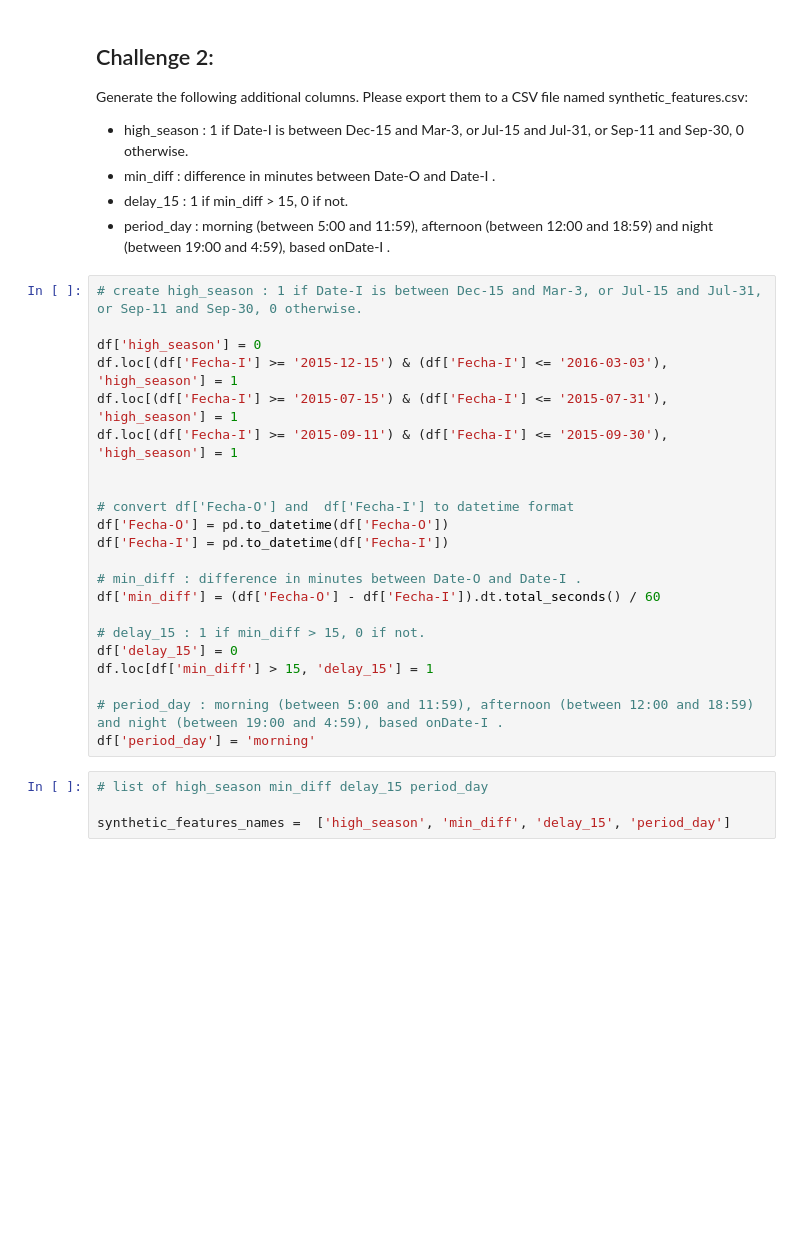
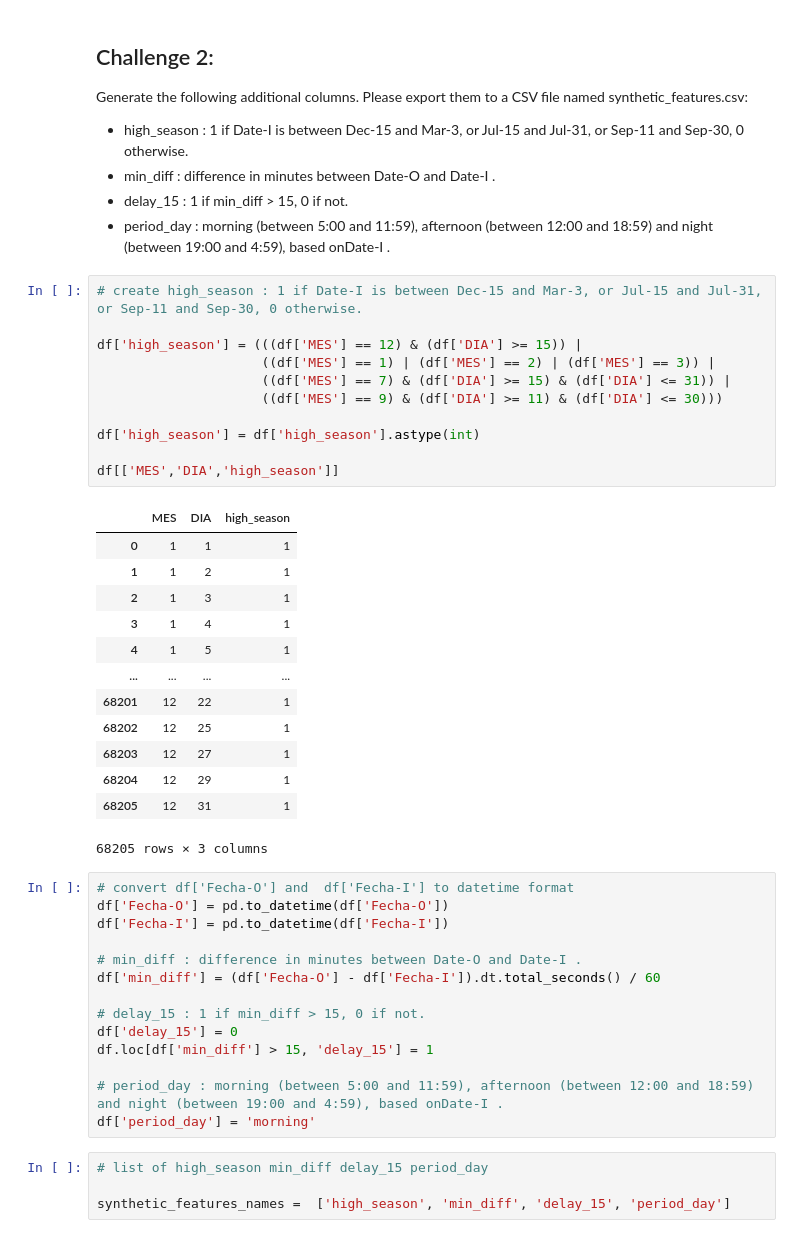
Before and after one commit to Luis-ramirez-r/Challenge-Data-Scientist---Luis-Ramirez, a Jupyter notebook: solution.ipynb, the cells around one changed output. Saved outputs shown, nothing was run; the diff lists cells and outputs as text; blank space fills up the shorter version.

```diff
--- a/solution.ipynb
+++ b/solution.ipynb
@@ -237,15 +237,32 @@ Generate the following additional columns. Please export them to a CSV file name
 * delay_15 : 1 if min_diff > 15, 0 if not.
 * period_day : morning (between 5:00 and 11:59), afternoon (between 12:00 and 18:59) and night (between 19:00 and 4:59), based
 onDate-I .
+# %%
+# create high_season : 1 if Date-I is between Dec-15 and Mar-3, or Jul-15 and Jul-31, or Sep-11 and Sep-30, 0 otherwise.
+
+df['high_season'] = (((df['MES'] == 12) & (df['DIA'] >= 15)) |
+                     ((df['MES'] == 1) | (df['MES'] == 2) | (df['MES'] == 3)) |
+                     ((df['MES'] == 7) & (df['DIA'] >= 15) & (df['DIA'] <= 31)) |
+                     ((df['MES'] == 9) & (df['DIA'] >= 11) & (df['DIA'] <= 30)))
+
+df['high_season'] = df['high_season'].astype(int)
+
+df[['MES','DIA','high_season']]
+# %% [output]
+|  | MES | DIA | high_season |
+| 0 | 1 | 1 | 1 |
+| 1 | 1 | 2 | 1 |
+| 2 | 1 | 3 | 1 |
+| 3 | 1 | 4 | 1 |
+| 4 | 1 | 5 | 1 |
+| ... | ... | ... | ... |
+| 68201 | 12 | 22 | 1 |
+| 68202 | 12 | 25 | 1 |
+| 68203 | 12 | 27 | 1 |
+| 68204 | 12 | 29 | 1 |
+| 68205 | 12 | 31 | 1 |
+68205 rows × 3 columns
 # %%
-# create high_season : 1 if Date-I is between Dec-15 and Mar-3, or Jul-15 and Jul-31, or Sep-11 and Sep-30, 0 otherwise.
-
-df['high_season'] = 0
-df.loc[(df['Fecha-I'] >= '2015-12-15') & (df['Fecha-I'] <= '2016-03-03'), 'high_season'] = 1
-df.loc[(df['Fecha-I'] >= '2015-07-15') & (df['Fecha-I'] <= '2015-07-31'), 'high_season'] = 1
-df.loc[(df['Fecha-I'] >= '2015-09-11') & (df['Fecha-I'] <= '2015-09-30'), 'high_season'] = 1
-
-
 # convert df['Fecha-O'] and  df['Fecha-I'] to datetime format
 df['Fecha-O'] = pd.to_datetime(df['Fecha-O'])
 df['Fecha-I'] = pd.to_datetime(df['Fecha-I'])
```
Also changed, not shown: parts of 33 cells of this notebook, 7 other files.
